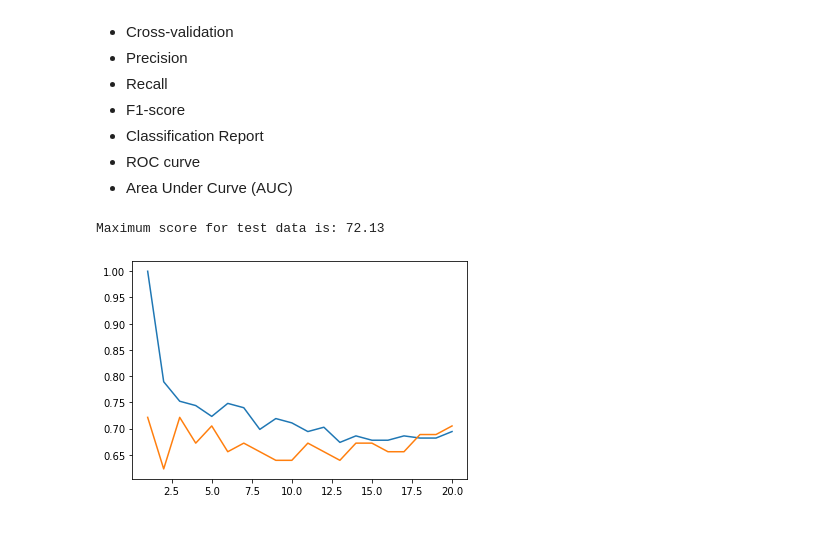
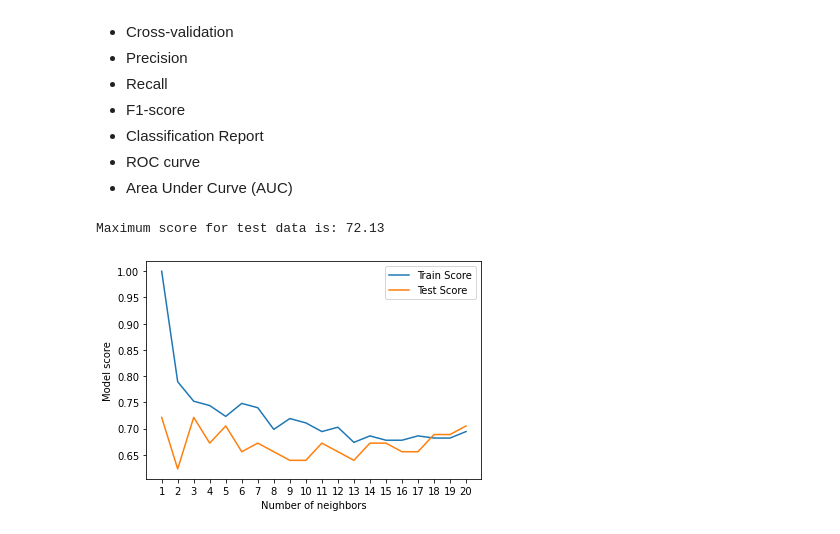
Before and after one commit to mainaliashish/ml-projects, a Jupyter notebook: project-one-classification/project-one.ipynb, the cells around one changed output. Cells and saved outputs as stored; diff of their text form; code cells hidden in the pictures.

Commit message:
- Update make graph descriptive

```diff
--- a/project-one-classification/project-one.ipynb
+++ b/project-one-classification/project-one.ipynb
@@ -425,7 +425,11 @@ for n in neighbors:
 # %%
 plt.plot(neighbors, train_scores, label="Train Score")
 plt.plot(neighbors, test_scores, label="Test Score")
+plt.xticks(np.arange(1,21,1))
+plt.xlabel("Number of neighbors")
+plt.ylabel("Model score")
+plt.legend()
 print(f"Maximum score for test data is: {max(test_scores) * 100:.2f}")
 # %% [output]
 Maximum score for test data is: 72.13
-[figure, old version]
+[figure, new version]
```
